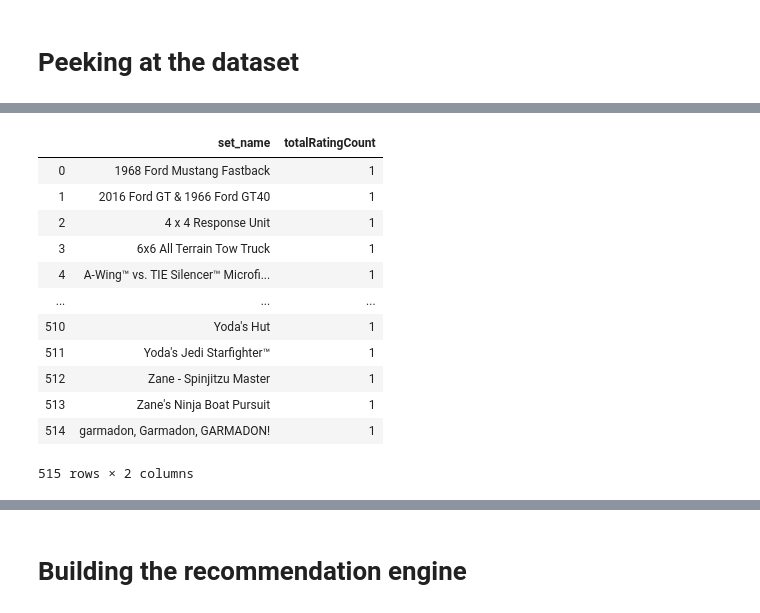
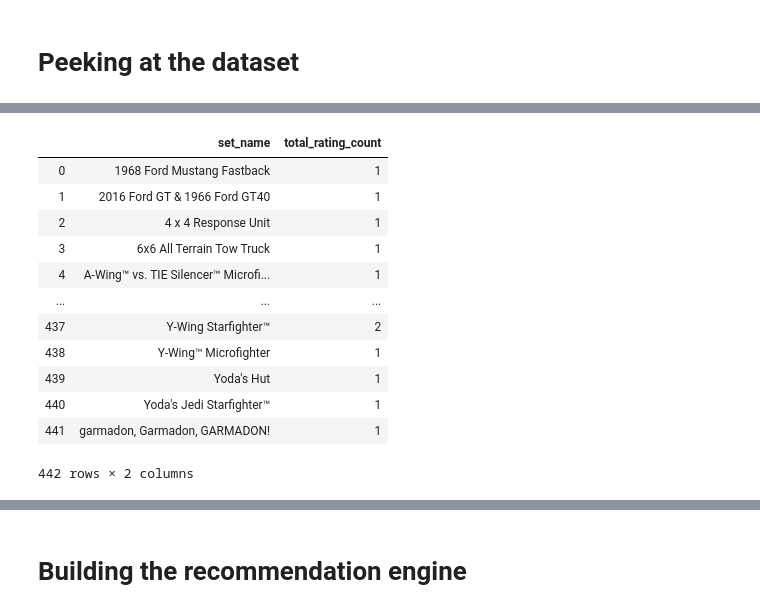
Before and after one commit to kidisty/Project--3, a Jupyter notebook: Lego_analyzing.ipynb, the cells around one changed output, grey strips where cells are left out. Saved outputs shown, nothing was run; the diff lists cells and outputs as text; code cells hidden in the pictures.

```diff
--- a/Lego_analyzing.ipynb
+++ b/Lego_analyzing.ipynb
@@ -53,22 +53,22 @@ dfLego.describe().T
 # %%
 # Calculate the total rating counts based on set names
-setNameRatingCount = dfLego.groupby('set_name')['play_star_rating'].count()
-setNameRatingCount = pd.DataFrame(setNameRatingCount).reset_index().rename(columns={'play_star_rating': 'totalRatingCount'})
+setNameRatingCount = dfLego.groupby('set_name')['star_rating'].count()
+setNameRatingCount = pd.DataFrame(setNameRatingCount).reset_index().rename(columns={'star_rating': 'total_rating_count'})
 setNameRatingCount
 # %% [output]
-|  | set_name | totalRatingCount |
+|  | set_name | total_rating_count |
 | 0 | 1968 Ford Mustang Fastback | 1 |
 | 1 | 2016 Ford GT & 1966 Ford GT40 | 1 |
 | 2 | 4 x 4 Response Unit | 1 |
 | 3 | 6x6 All Terrain Tow Truck | 1 |
 | 4 | A-Wing™ vs. TIE Silencer™ Microfi... | 1 |
 | ... | ... | ... |
-| 510 | Yoda's Hut | 1 |
-| 511 | Yoda's Jedi Starfighter™ | 1 |
-| 512 | Zane - Spinjitzu Master | 1 |
-| 513 | Zane's Ninja Boat Pursuit | 1 |
-| 514 | garmadon, Garmadon, GARMADON! | 1 |
+| 437 | Y-Wing Starfighter™ | 2 |
+| 438 | Y-Wing™ Microfighter | 1 |
+| 439 | Yoda's Hut | 1 |
+| 440 | Yoda's Jedi Starfighter™ | 1 |
+| 441 | garmadon, Garmadon, GARMADON! | 1 |
-515 rows × 2 columns
+442 rows × 2 columns
 # %%
 # Merge total rating count to 'dfLego'
 dfLego = pd.merge(dfLego, setNameRatingCount, how='left', on='set_name')
```
Also changed, not shown: parts of 17 cells of this notebook.
